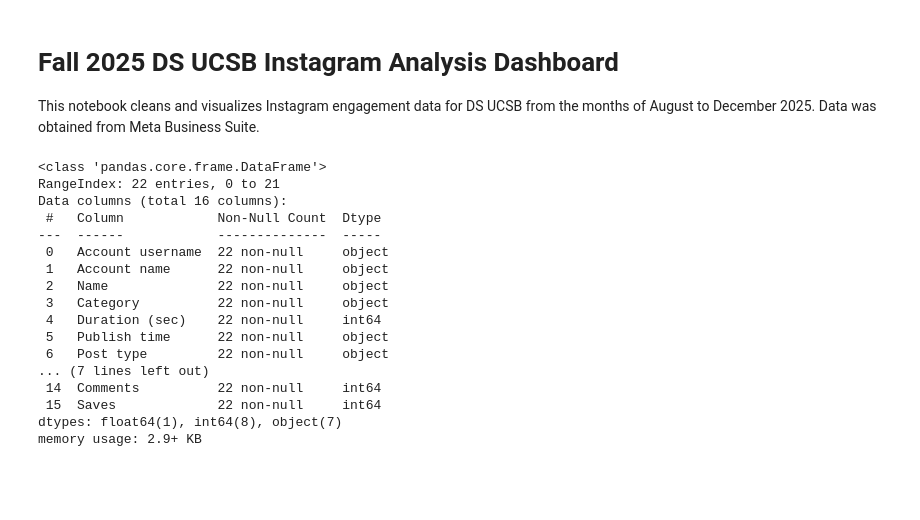
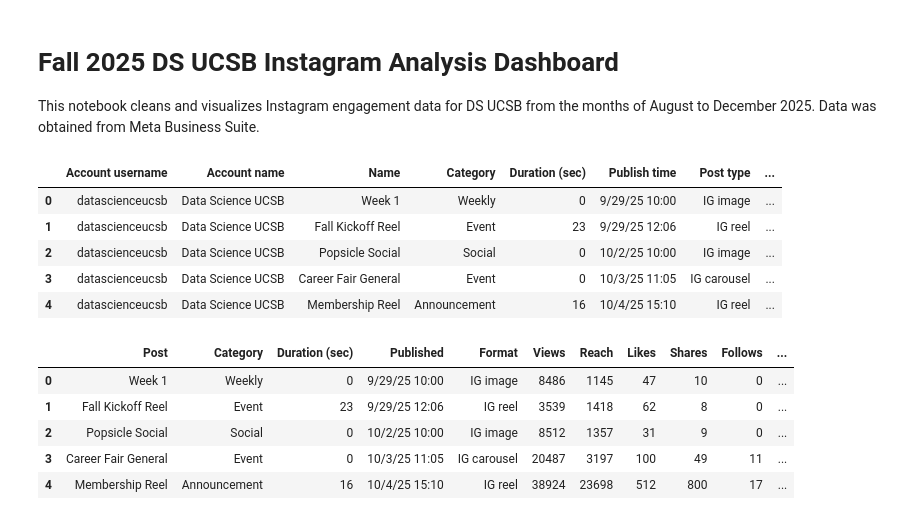
Before and after one commit to makalamf/f25-instagram-dashboard, a Jupyter notebook: dashboard.ipynb, the cells around one changed output. Drawn from its saved outputs; the diff is of its cells as text; code cells hidden in the pictures; blank space fills up the shorter version.

```diff
--- a/dashboard.ipynb
+++ b/dashboard.ipynb
@@ -12,22 +12,30 @@ BASE_DIR = Path.cwd()
 csv_path = BASE_DIR / "data" / "f25_instagram_data.csv"
 
 df = pd.read_csv(csv_path)
-df.info()
+df.head()
 # %% [output]
-<class 'pandas.core.frame.DataFrame'>
-RangeIndex: 22 entries, 0 to 21
-Data columns (total 16 columns):
- #   Column            Non-Null Count  Dtype
----  ------            --------------  -----
- 0   Account username  22 non-null     object
- 1   Account name      22 non-null     object
- 2   Name              22 non-null     object
- 3   Category          22 non-null     object
- 4   Duration (sec)    22 non-null     int64
- 5   Publish time      22 non-null     object
- 6   Post type         22 non-null     object
-... (7 lines left out)
- 14  Comments          22 non-null     int64
- 15  Saves             22 non-null     int64
-dtypes: float64(1), int64(8), object(7)
-memory usage: 2.9+ KB
+|  | Account username | Account name | Name | Category | Duration (sec) | Publish time | Post type | ... |
+| 0 | datascienceucsb | Data Science UCSB | Week 1 | Weekly | 0 | 9/29/25 10:00 | IG image | ... |
+| 1 | datascienceucsb | Data Science UCSB | Fall Kickoff Reel | Event | 23 | 9/29/25 12:06 | IG reel | ... |
+| 2 | datascienceucsb | Data Science UCSB | Popsicle Social | Social | 0 | 10/2/25 10:00 | IG image | ... |
+| 3 | datascienceucsb | Data Science UCSB | Career Fair General | Event | 0 | 10/3/25 11:05 | IG carousel | ... |
+| 4 | datascienceucsb | Data Science UCSB | Membership Reel | Announcement | 16 | 10/4/25 15:10 | IG reel | ... |
+# %%
+# Drop irrelevant columns
+df = (
+    df
+        .drop(columns = ["Account username", "Account name", "Data comment", 'Date'])
+        .rename(columns = {
+            "Name" : "Post",
+            "Publish time" : "Published",
+            "Post type" : "Format"
+        })
+)
+df.head()
+# %% [output]
+|  | Post | Category | Duration (sec) | Published | Format | Views | Reach | Likes | Shares | Follows | ... |
+| 0 | Week 1 | Weekly | 0 | 9/29/25 10:00 | IG image | 8486 | 1145 | 47 | 10 | 0 | ... |
+| 1 | Fall Kickoff Reel | Event | 23 | 9/29/25 12:06 | IG reel | 3539 | 1418 | 62 | 8 | 0 | ... |
+| 2 | Popsicle Social | Social | 0 | 10/2/25 10:00 | IG image | 8512 | 1357 | 31 | 9 | 0 | ... |
+| 3 | Career Fair General | Event | 0 | 10/3/25 11:05 | IG carousel | 20487 | 3197 | 100 | 49 | 11 | ... |
+| 4 | Membership Reel | Announcement | 16 | 10/4/25 15:10 | IG reel | 38924 | 23698 | 512 | 800 | 17 | ... |
```
Also changed, not shown: parts of 5 cells of this notebook.
